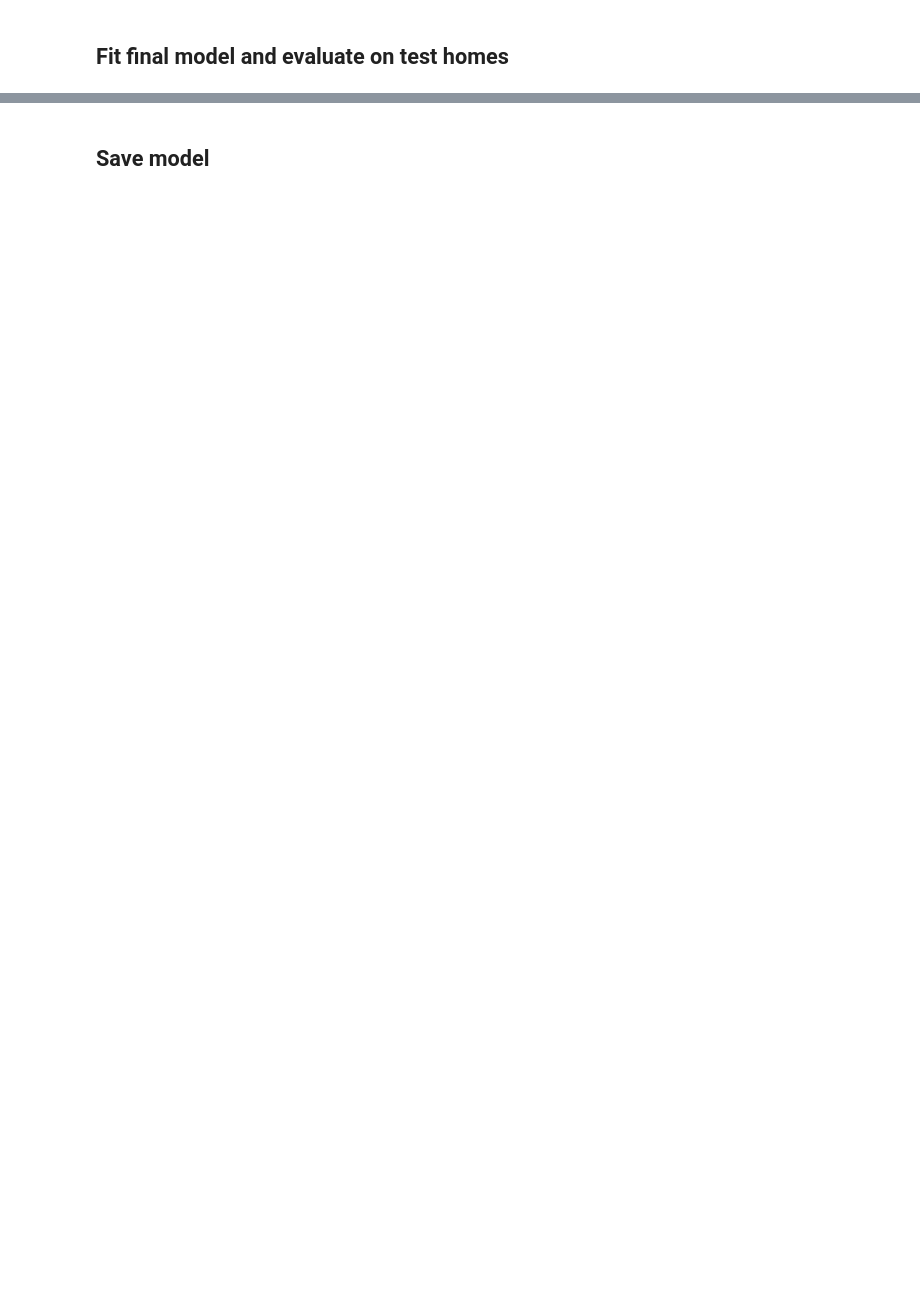
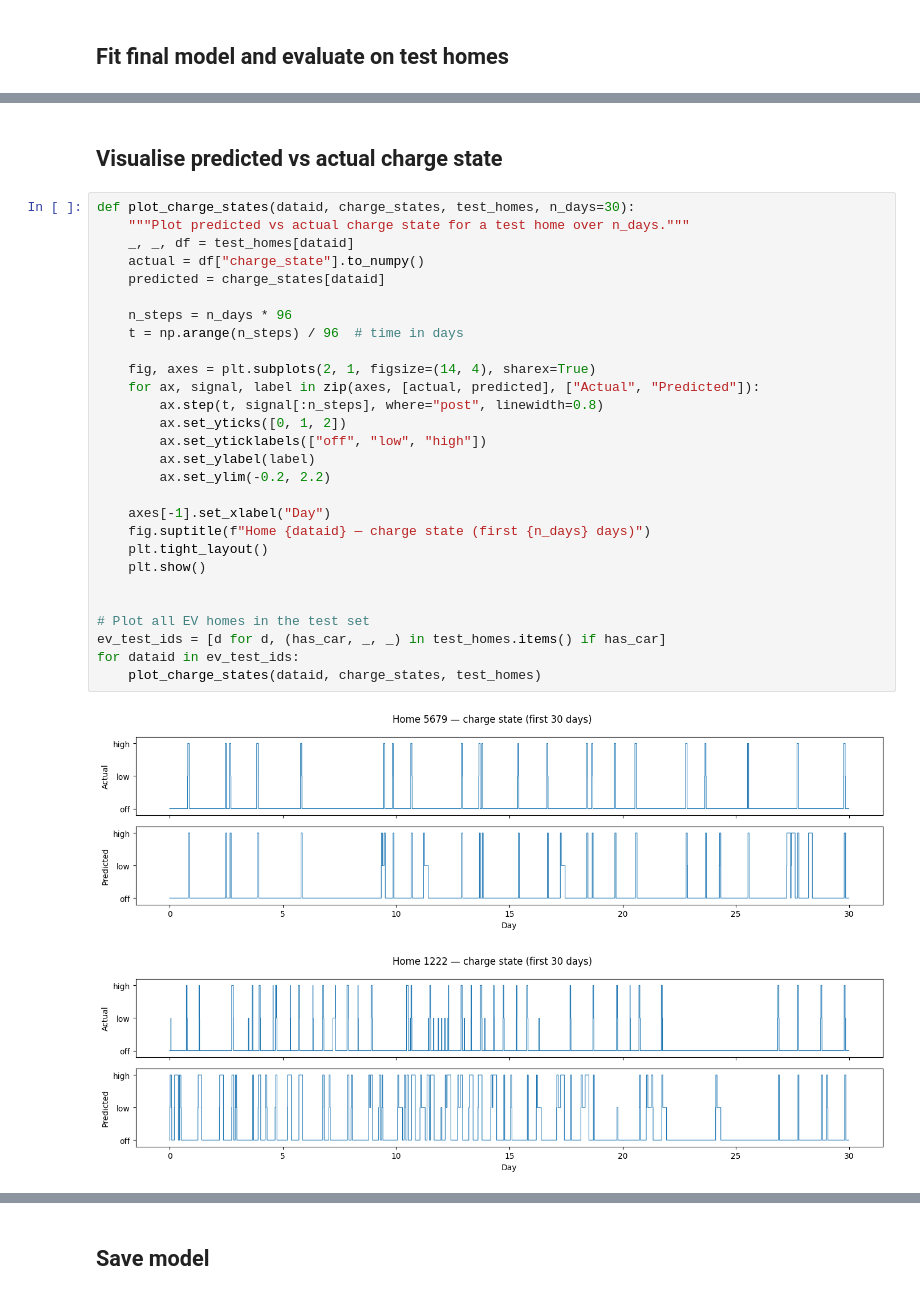
Before and after one commit to jackellishsieh/residential-power-forecasting, a Jupyter notebook: notebooks/pmn/models/first_diff_tuning.ipynb, the cells around one changed output, grey strips where cells are left out. Saved outputs shown, nothing was run; the diff lists cells and outputs as text; blank space fills up the shorter version.

```diff
--- a/notebooks/pmn/models/first_diff_tuning.ipynb
+++ b/notebooks/pmn/models/first_diff_tuning.ipynb
@@ -83,0 +155,33 @@ results.sort_values("p_hat", ascending=False)
+# %% [markdown]
+## Visualise predicted vs actual charge state
+# %%
+def plot_charge_states(dataid, charge_states, test_homes, n_days=30):
+    """Plot predicted vs actual charge state for a test home over n_days."""
+    _, _, df = test_homes[dataid]
+    actual = df["charge_state"].to_numpy()
+    predicted = charge_states[dataid]
+
+    n_steps = n_days * 96
+    t = np.arange(n_steps) / 96  # time in days
+
+    fig, axes = plt.subplots(2, 1, figsize=(14, 4), sharex=True)
+    for ax, signal, label in zip(axes, [actual, predicted], ["Actual", "Predicted"]):
+        ax.step(t, signal[:n_steps], where="post", linewidth=0.8)
+        ax.set_yticks([0, 1, 2])
+        ax.set_yticklabels(["off", "low", "high"])
+        ax.set_ylabel(label)
+        ax.set_ylim(-0.2, 2.2)
+
+    axes[-1].set_xlabel("Day")
+    fig.suptitle(f"Home {dataid} — charge state (first {n_days} days)")
+    plt.tight_layout()
+    plt.show()
+
+
+# Plot all EV homes in the test set
+ev_test_ids = [d for d, (has_car, _, _) in test_homes.items() if has_car]
+for dataid in ev_test_ids:
+    plot_charge_states(dataid, charge_states, test_homes)
+# %% [output]
+[figure, added]
+[figure, added]
```
Also changed, not shown: parts of 7 cells of this notebook, 2 other files.
